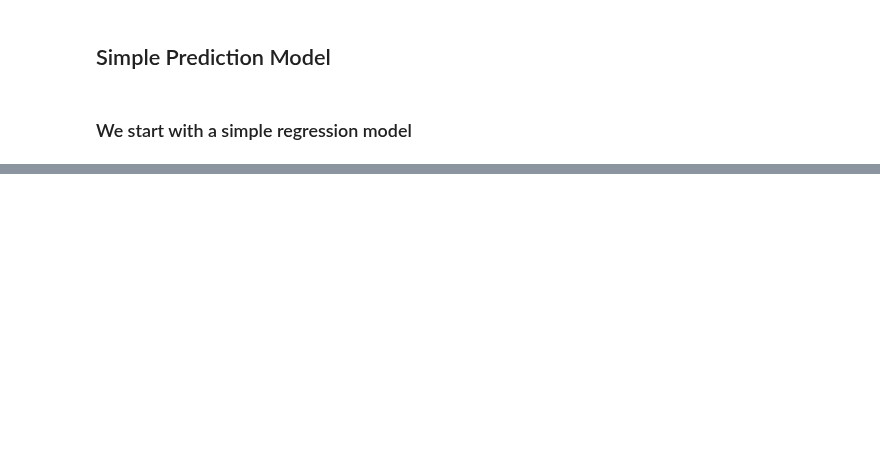
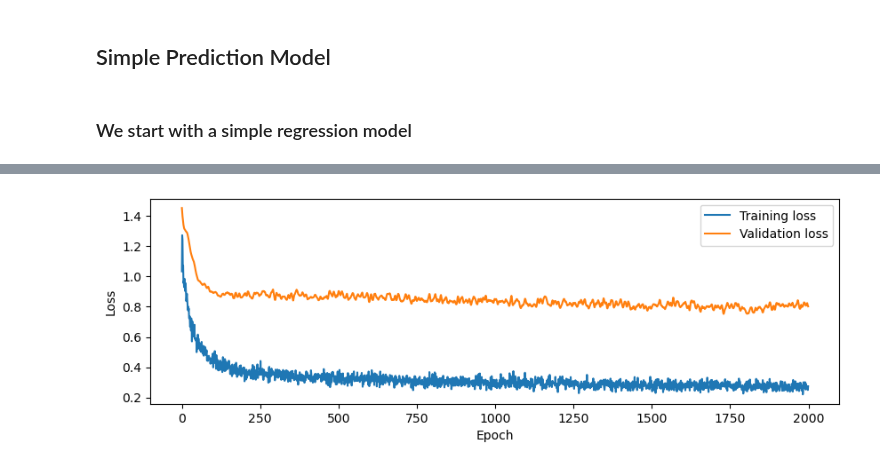
Before and after one commit to theS3b/Smoothing-Techniques-for-Predicting-High-Frequency-Time-Series, a Jupyter notebook: Lipschitz NN Predictions.ipynb, the cells around one changed output, grey strips where cells are left out. Drawn from its saved outputs; the diff is of its cells as text; code cells hidden in the pictures; blank space fills up the shorter version.

```diff
--- a/Lipschitz NN Predictions.ipynb
+++ b/Lipschitz NN Predictions.ipynb
@@ -34,0 +44,5 @@ countries
+# %%
+preprocessor = Preprocessing(data=data, epsilon=EPS, mode=MODE, past_GDP_lags=PAST_GDPS, diff_period=PERIOD, all_GDPs=all_gdps, all_GTs=all_gts)
+X_train, y_train, X_valid, y_valid = preprocessor.preprocess_data(train_pct=TRAIN_PROPORTION, shuffle=True)
+
+X_train[preprocessor.country_train == "Switzerland"].head()
@@ -75,8 +119,10 @@ class NeuralNetwork(nn.Module):
         self.flatten = nn.Flatten()
         self.linear_relu_stack = nn.Sequential(
             nn.Linear(num_features, 100),
+            nn.Dropout(0.7),
             nn.ReLU(),
             nn.Linear(100, 20),
+            nn.Dropout(0.2),
             nn.ReLU(),
             nn.Linear(20, 1)
         )
@@ -84,7 +130,7 @@ class NeuralNetwork(nn.Module):
     def forward(self, x):
         return self.linear_relu_stack(x)
 
-def train_nn(x_train, y_train, x_valid, y_valid, num_epochs=1000, learning_rate=1e-3, weight_decay=1e-5, lipschitz=None):
+def train_nn(x_train, y_train, x_valid, y_valid, num_epochs=1000, learning_rate=1e-3, weight_decay=1e-4, lipschitz=None):
     num_features = x_train.shape[1]
     model = NeuralNetwork(num_features=num_features).to(device)
     loss_fn = nn.MSELoss()
@@ -97,16 +143,23 @@ def train_nn(x_train, y_train, x_valid, y_valid, num_epochs=1000, learning_rate=
     x_valid_t = torch.tensor(x_valid, dtype=torch.float32).to(device)
     y_valid_t = torch.tensor(y_valid, dtype=torch.float32).to(device).unsqueeze(1)
 
-
+    training_loss = []
+    validation_loss = []
 
     for t in tqdm(range(num_epochs)):
         model.train()
         y_pred = model(x_train_t)
-        loss = loss_fn(y_pred, y_train_t)
-        if t % 100 == 99:
-            print(t, loss.item())
+        loss_train = loss_fn(y_pred, y_train_t)
+
+        model.eval()
+        loss_valid = loss_fn(model(x_valid_t), y_valid_t)
+        model.train()
+
+        training_loss.append(loss_train.item())
+        validation_loss.append(loss_valid.item())
+
         optimizer.zero_grad()
-        loss.backward()
+        loss_train.backward()
         optimizer.step()
 
         if lipschitz is not None:
@@ -117,7 +170,7 @@ def train_nn(x_train, y_train, x_valid, y_valid, num_epochs=1000, learning_rate=
     loss = loss_fn(y_pred, y_valid_t)
     print(f"Validation loss: {loss.item()}")
 
-    return model, loss.item(), y_pred
+    return model, training_loss, validation_loss, y_pred
 # %%
 def smoothness_measure(sequence, real_sequence):
     with torch.no_grad():
@@ -125,12 +178,10 @@ def smoothness_measure(sequence, real_sequence):
         return (torch.linalg.norm(diff_diff) / diff_diff.shape[0]).clone().detach().cpu().numpy()
 # %%
 y_valid_t = torch.tensor(y_valid, dtype=torch.float32).to(device).unsqueeze(1)
+l = 35
 
-parameter_space = np.logspace(np.log(1), np.log(10), 100, base=np.e)
-l = 8e-1
-
-model, loss, y_pred = train_nn(x_train, y_train, x_valid, y_valid, num_epochs=1000, learning_rate=1e-3, weight_decay=1e-5, lipschitz=l)
+model, training_loss, validation_loss, y_pred = train_nn(x_train, y_train, x_valid, y_valid, num_epochs=2000, learning_rate=1e-3, weight_decay=1e-5, lipschitz=l)
 
 smoothness = smoothness_measure(y_pred, y_valid_t)
 
-print(f"Lipschitz: {l}, Loss: {loss}, Smoothness: {smoothness}")
+print(f"Lipschitz: {l}, Loss: {validation_loss[-1]}, Smoothness: {smoothness}")
@@ -137,3 +191,13 @@ print(f"Lipschitz: {l}, Loss: {loss}, Smoothness: {smoothness}")
+# %%
+plt.figure(figsize=(10, 3))
+plt.plot(training_loss, label="Training loss")
+plt.plot(validation_loss, label="Validation loss")
+plt.xlabel("Epoch")
+plt.ylabel("Loss")
+plt.legend()
+plt.show()
+# %% [output]
+[figure, added]
 # %%
 # Get the predictions
 x_valid = torch.tensor(x_valid, dtype=torch.float32).to(device)
```
Also changed, not shown: parts of 15 cells of this notebook.
